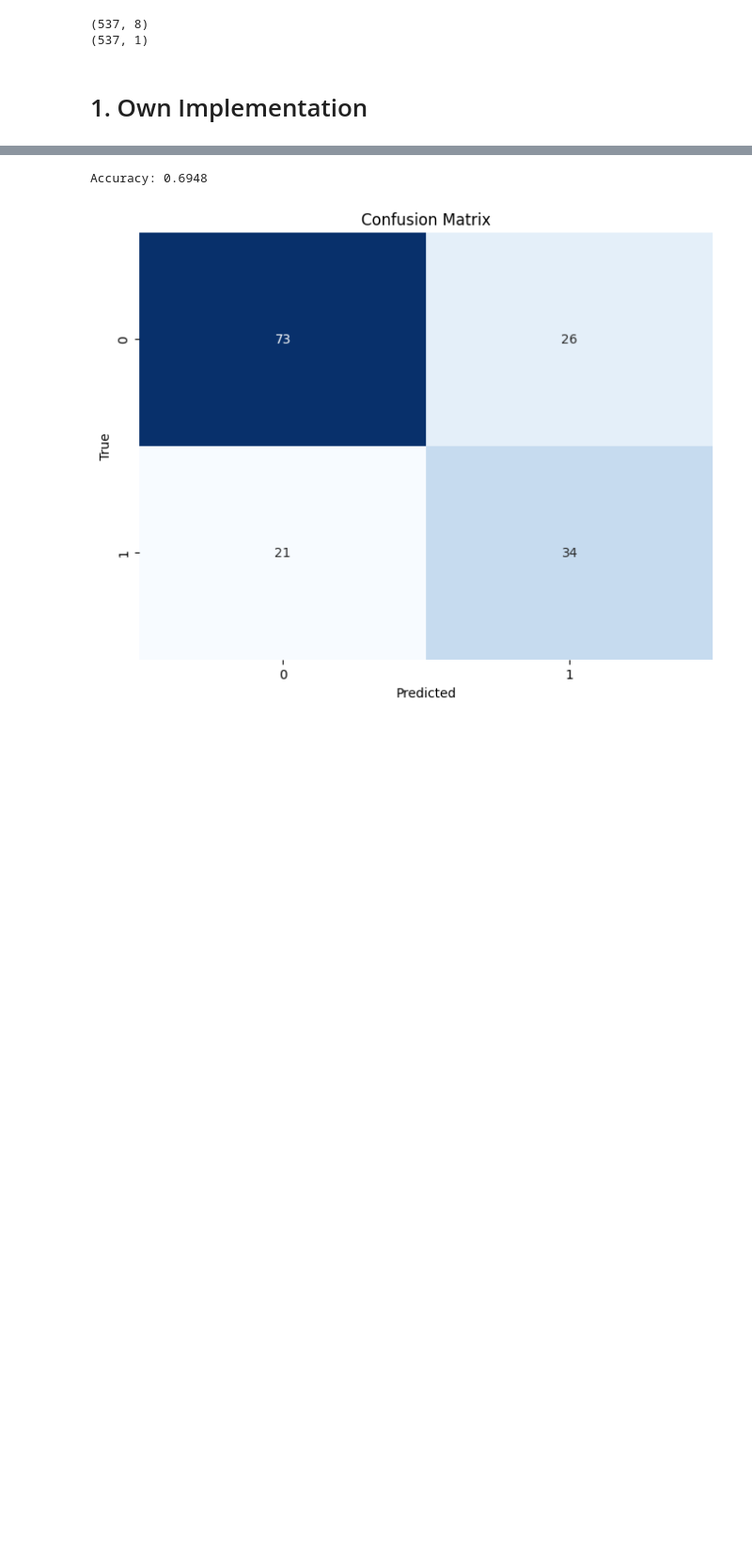
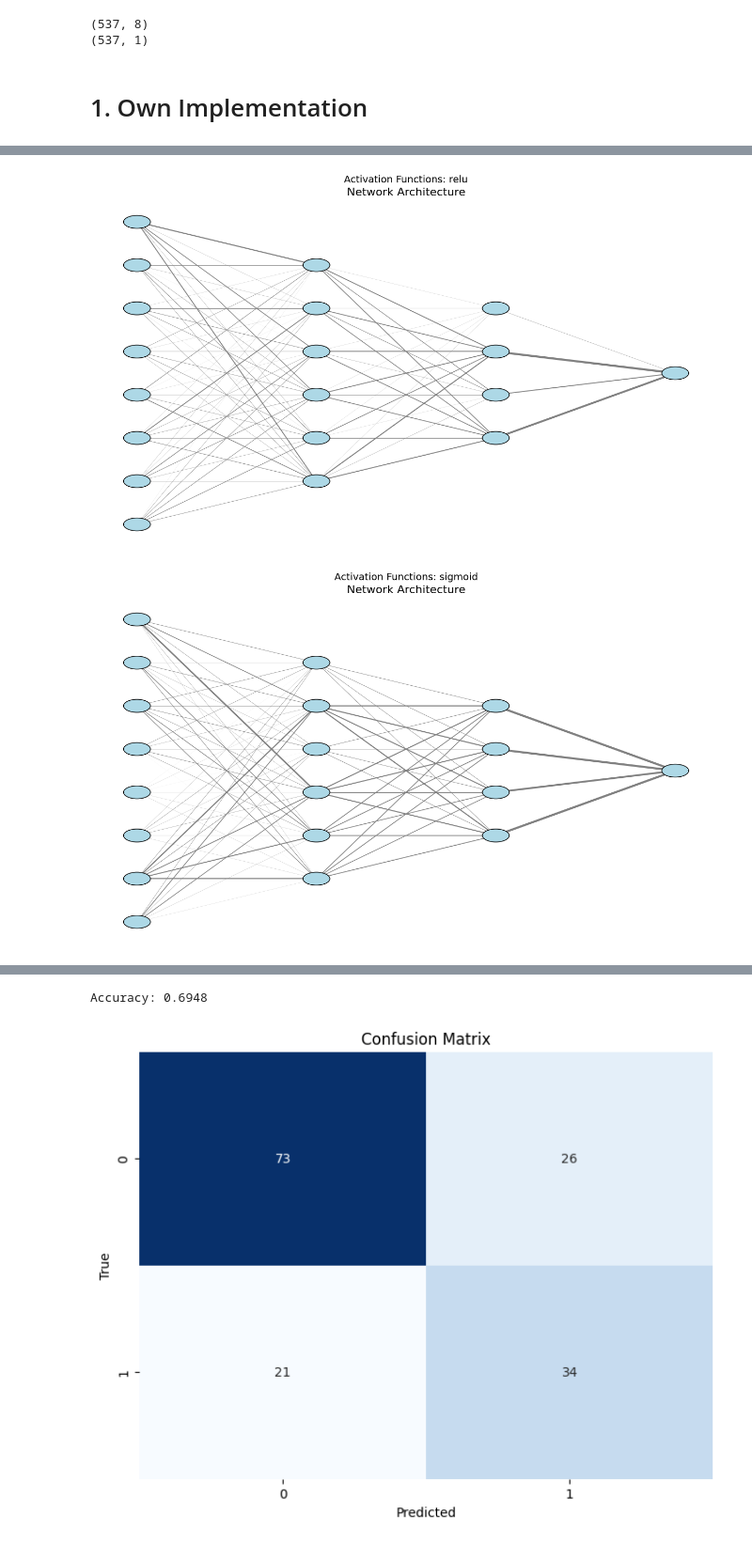
Before and after one commit to paulhoenes/ML_EX2, a Jupyter notebook: NN2.ipynb, the cells around one changed output, grey strips where cells are left out. Shown at 94% size. Drawn from its saved outputs; the diff is of its cells as text; code cells hidden in the pictures; blank space fills up the shorter version.

```diff
--- a/NN2.ipynb
+++ b/NN2.ipynb
@@ -580,0 +394,58 @@ weighted avg       0.83      0.83      0.83       154
+# %%
+# LLM generated code to visualize the network architecture
+import matplotlib.pyplot as plt
+import numpy as np
+
+def plot_network(model):
+    # Layer-Größen auslesen
+    sizes = [
+        model.w0.shape[1],  # Input
+        model.w0.shape[0],  # Hidden1
+        model.w1.shape[0],  # Hidden2
+        model.w2.shape[0]   # Output
+    ]
+
+    v_spacing, h_spacing = 1.0, 2.0
+    positions = {}
+    # Knoten-Positionen
+    for layer_idx, n in enumerate(sizes):
+        y_coords = np.linspace(- (n-1)*v_spacing/2, (n-1)*v_spacing/2, n)
+        for neuron_idx, y in enumerate(y_coords):
+            positions[(layer_idx, neuron_idx)] = (layer_idx*h_spacing, y)
+
+    fig, ax = plt.subplots(figsize=(16, 9))
+
+    # Knoten zeichnen
+    for (l, n), (x, y) in positions.items():
+        circ = plt.Circle((x, y), 0.15, color='lightblue', ec='black', zorder=3)
+        ax.add_patch(circ)
+
+    # Kanten (Gewichte) zeichnen
+    weights = [model.w0, model.w1, model.w2]
+    max_w = max(np.abs(w).max() for w in weights)
+
+    for layer_idx, W in enumerate(weights):
+        for i_out in range(W.shape[0]):
+            for i_in in range(W.shape[1]):
+                x1, y1 = positions[(layer_idx,   i_in)]
+                x2, y2 = positions[(layer_idx+1, i_out)]
+                w = W[i_out, i_in]
+                lw = (abs(w)/max_w) * 3
+                ax.plot([x1, x2], [y1, y2], linewidth=lw, color='gray', zorder=1)
+
+    ax.set_title("Network Architecture", fontsize=16)
+    # sub title with activation functions
+    ax.text(0.5, 1.05, f"Activation Functions: {model.activation_hidden}",
+            horizontalalignment='center', fontsize=14, transform=ax.transAxes)
+
+    ax.axis('off')
+    plt.show()
+
+
+#model = NeuralNetwork(input_size=8, hidden1_size=6, hidden2_size=4, output_size=1)
+plot_network(model)
+plot_network(model2)
+plot_network(model3)
+# %% [output]
+[figure, added]
+[figure, added]
```
Also changed, not shown: parts of 8 cells of this notebook, 8 other files.
